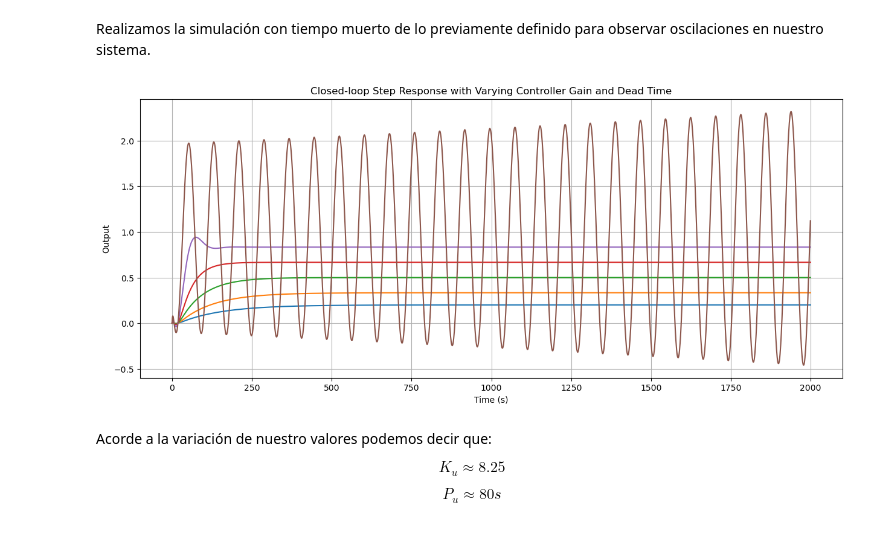
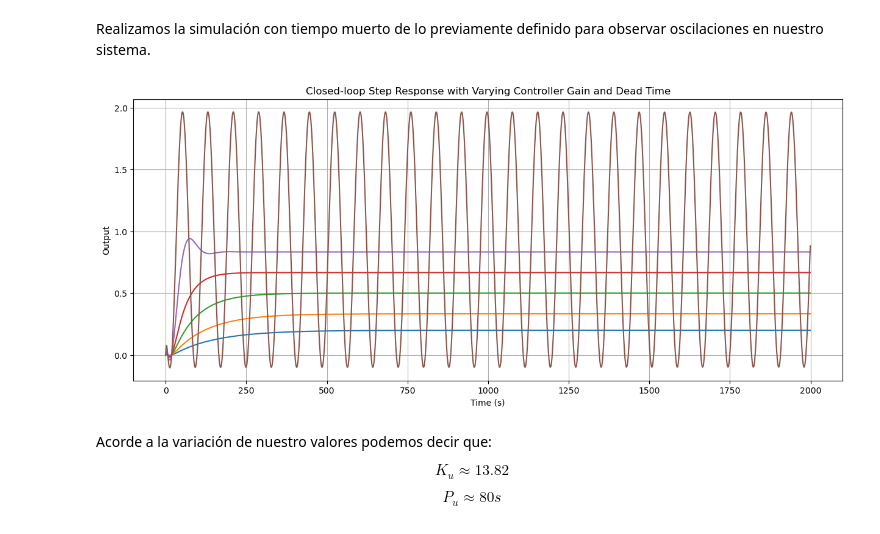
Before and after one commit to navalgoose4/SCL-2026I, a Jupyter notebook: LAB_4/lab_4.ipynb, the cells around one changed output. Cells and saved outputs as stored; diff of their text form; code cells hidden in the pictures.

```diff
--- a/LAB_4/lab_4.ipynb
+++ b/LAB_4/lab_4.ipynb
@@ -79,29 +81,31 @@ Realizamos la simulación con tiempo muerto de lo previamente definido para obse
 # %%
 # Define new transfer function with dead time using Pade approximation
 num, den = cs.pade(theta, 2)  # Pade approximation of dead time
 Gs_dead_time = cs.TransferFunction(num, den) * Gs # System with dead time
 
 # System configuration done with closed-loop control and proportional pure action
 plt.figure(figsize=(15, 6))
 
-for i in [0.25, 0.5, 1, 2, 5, 13.88]:  # Different controller gains - by varying the last value for the brown trace, we define 17.752 as a Ke
+for i in [0.25, 0.5, 1, 2, 5, 13.82]:  # Different controller gains - by varying the last value for the brown trace, we define 17.752 as a Ke
     Controller = cs.TransferFunction([i], [1])  # Proportional controller with varying gain
     Closed_Loop = cs.feedback(Controller * Gs_dead_time, 1)  # Closed-loop transfer function
 
 # Step response of closed-loop system
     t_cl, y_cl = cs.step_response(Closed_Loop, t)  # Step response of closed-loop system
     plt.plot(t_cl, y_cl, label=f'Closed-loop Response with Dead Time (Gain={i})')
 
 plt.title('Closed-loop Step Response with Varying Controller Gain and Dead Time')
 plt.xlabel('Time (s)')
 plt.ylabel('Output')
+# Limit x-axis to better visualize the response
+#plt.xlim(33,112)
 plt.grid()
 plt.show()
 # %% [output]
-[figure, old version]
+[figure, new version]
 # %% [markdown]
 Acorde a la variación de nuestro valores podemos decir que:
 
-$$K_u \approx 8.25$$
+$$K_u \approx 13.82$$
 
 $$P_u \approx 80s $$
```
Also changed, not shown: parts of 7 cells of this notebook, 3 other files.
